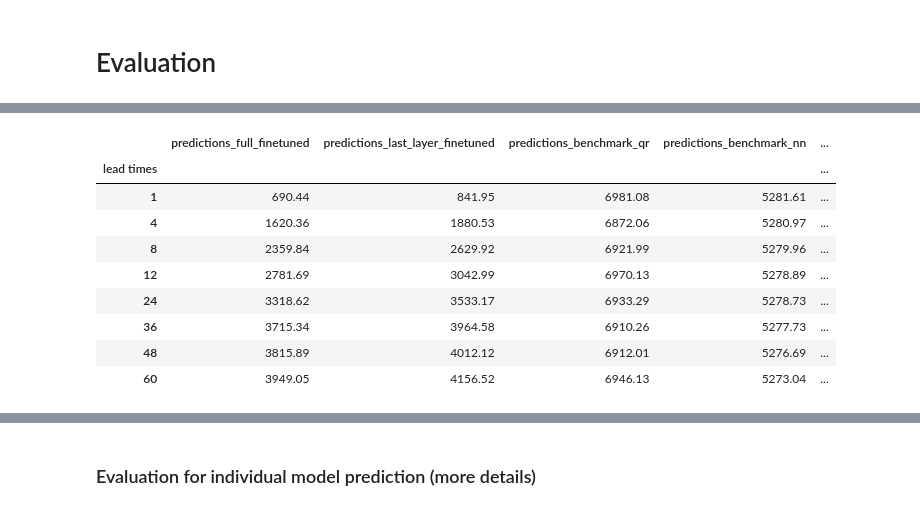
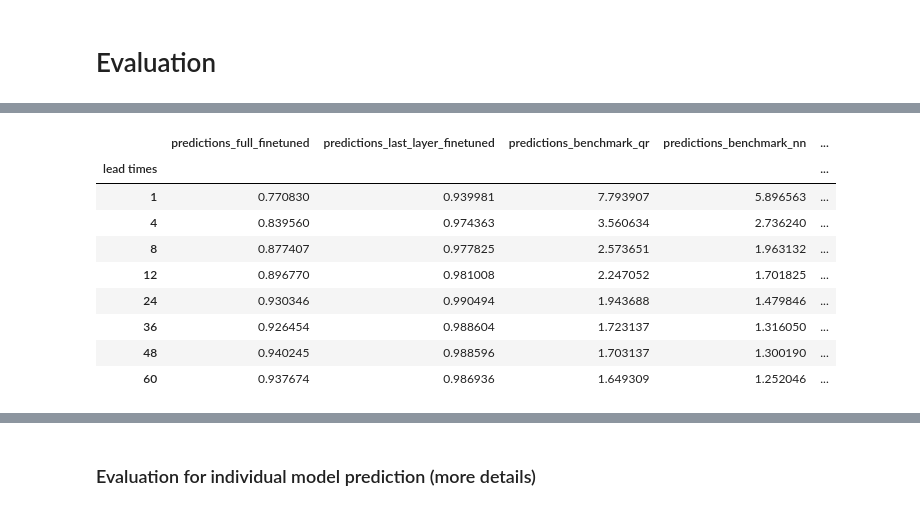
Before and after one commit to LouisSko/master-thesis, a Jupyter notebook: notebook.ipynb, the cells around one changed output, grey strips where cells are left out. Saved outputs shown, nothing was run; the diff lists cells and outputs as text; code cells hidden in the pictures.

```diff
--- a/notebook.ipynb
+++ b/notebook.ipynb
@@ -512,14 +483,17 @@ get_empirical_coverage_rates(all_predictions, item_ids=None)
-# %%
-get_crps_scores(all_predictions)
-# %% [output]
-|  | predictions_full_finetuned | predictions_last_layer_finetuned | predictions_benchmark_qr | predictions_benchmark_nn | ... |
-| lead times |  |  |  |  | ... |
-| 1 | 690.44 | 841.95 | 6981.08 | 5281.61 | ... |
-| 4 | 1620.36 | 1880.53 | 6872.06 | 5280.97 | ... |
-| 8 | 2359.84 | 2629.92 | 6921.99 | 5279.96 | ... |
-| 12 | 2781.69 | 3042.99 | 6970.13 | 5278.89 | ... |
-| 24 | 3318.62 | 3533.17 | 6933.29 | 5278.73 | ... |
-| 36 | 3715.34 | 3964.58 | 6910.26 | 5277.73 | ... |
-| 48 | 3815.89 | 4012.12 | 6912.01 | 5276.69 | ... |
-| 60 | 3949.05 | 4156.52 | 6946.13 | 5273.04 | ... |
+# %%
+get_crps_scores(all_predictions,
+                lead_times=None,
+                item_ids=None,
+                reference_predictions="predictions_chronos_raw")
+# %% [output]
+|  | predictions_full_finetuned | predictions_last_layer_finetuned | predictions_benchmark_qr | predictions_benchmark_nn | ... |
+| lead times |  |  |  |  | ... |
+| 1 | 0.770830 | 0.939981 | 7.793907 | 5.896563 | ... |
+| 4 | 0.839560 | 0.974363 | 3.560634 | 2.736240 | ... |
+| 8 | 0.877407 | 0.977825 | 2.573651 | 1.963132 | ... |
+| 12 | 0.896770 | 0.981008 | 2.247052 | 1.701825 | ... |
+| 24 | 0.930346 | 0.990494 | 1.943688 | 1.479846 | ... |
+| 36 | 0.926454 | 0.988604 | 1.723137 | 1.316050 | ... |
+| 48 | 0.940245 | 0.988596 | 1.703137 | 1.300190 | ... |
+| 60 | 0.937674 | 0.986936 | 1.649309 | 1.252046 | ... |
 # %%
```
Also changed, not shown: parts of 12 cells of this notebook.
